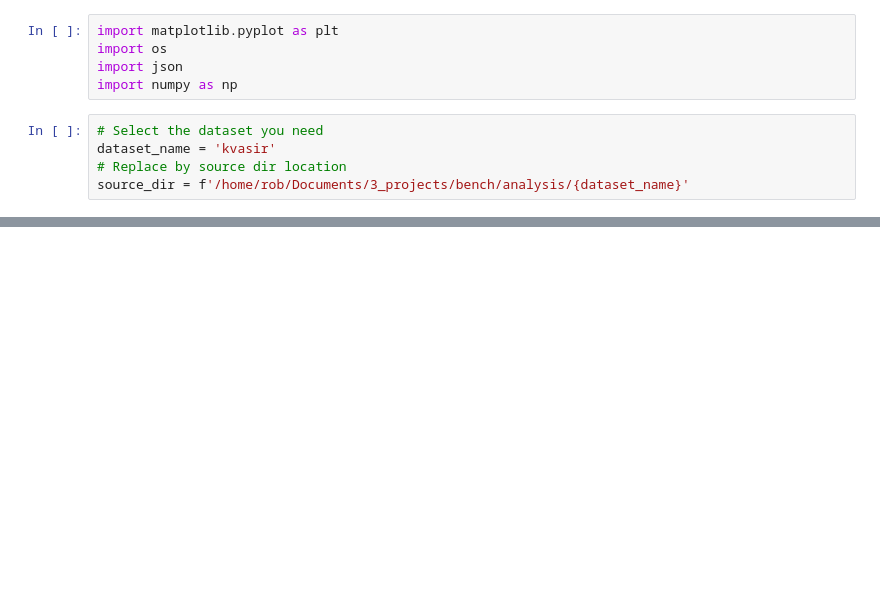
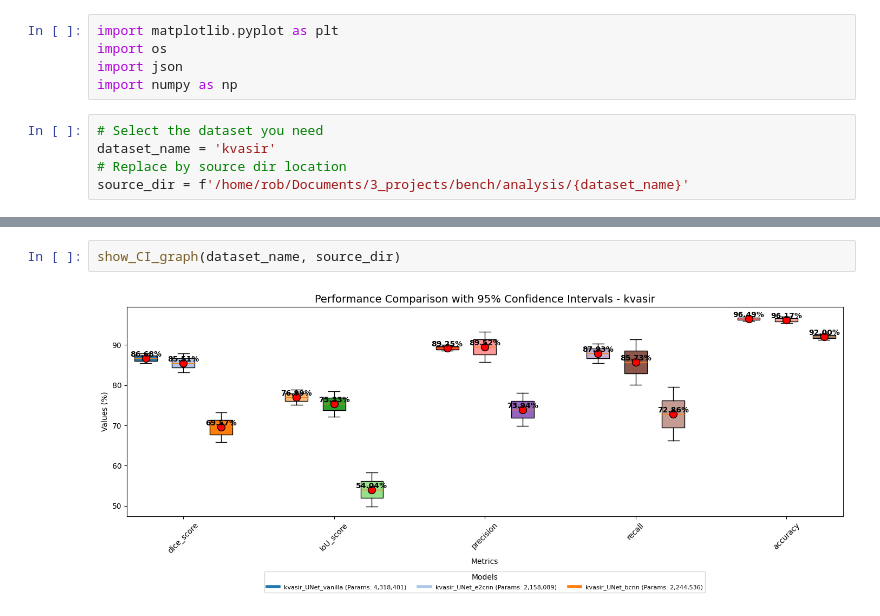
Before and after one commit to RobGhys/seg-equi-architectures, a Jupyter notebook: src/Benchmarks/analysis/step_2-graphs_visualisation.ipynb, the cells around one changed output, grey strips where cells are left out. Cells and saved outputs as stored; diff of their text form; blank space fills up the shorter version.

```diff
--- a/src/Benchmarks/analysis/step_2-graphs_visualisation.ipynb
+++ b/src/Benchmarks/analysis/step_2-graphs_visualisation.ipynb
@@ -60,0 +142,4 @@ plt.show()
+# %%
+show_CI_graph(dataset_name, source_dir)
+# %% [output]
+[figure, added]
```
Also changed, not shown: parts of 3 cells of this notebook, 1 other file.
